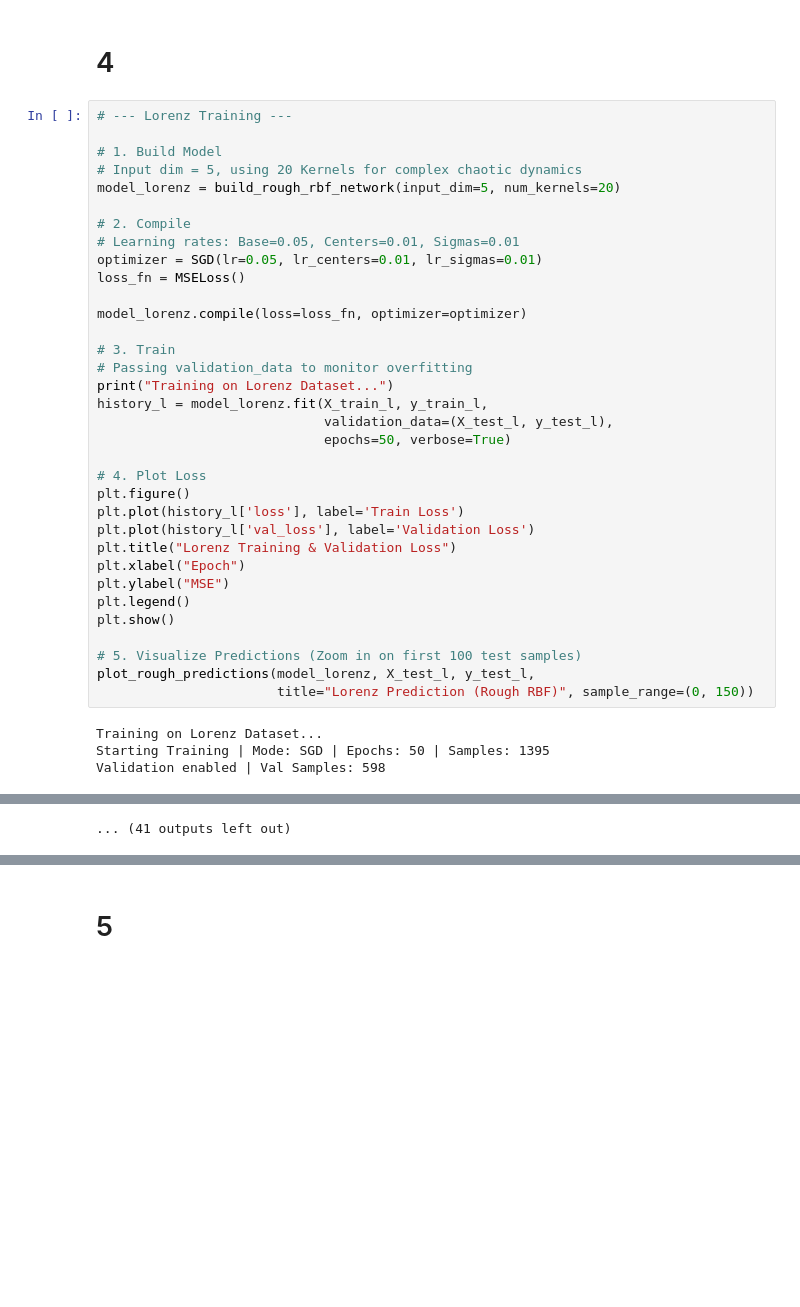
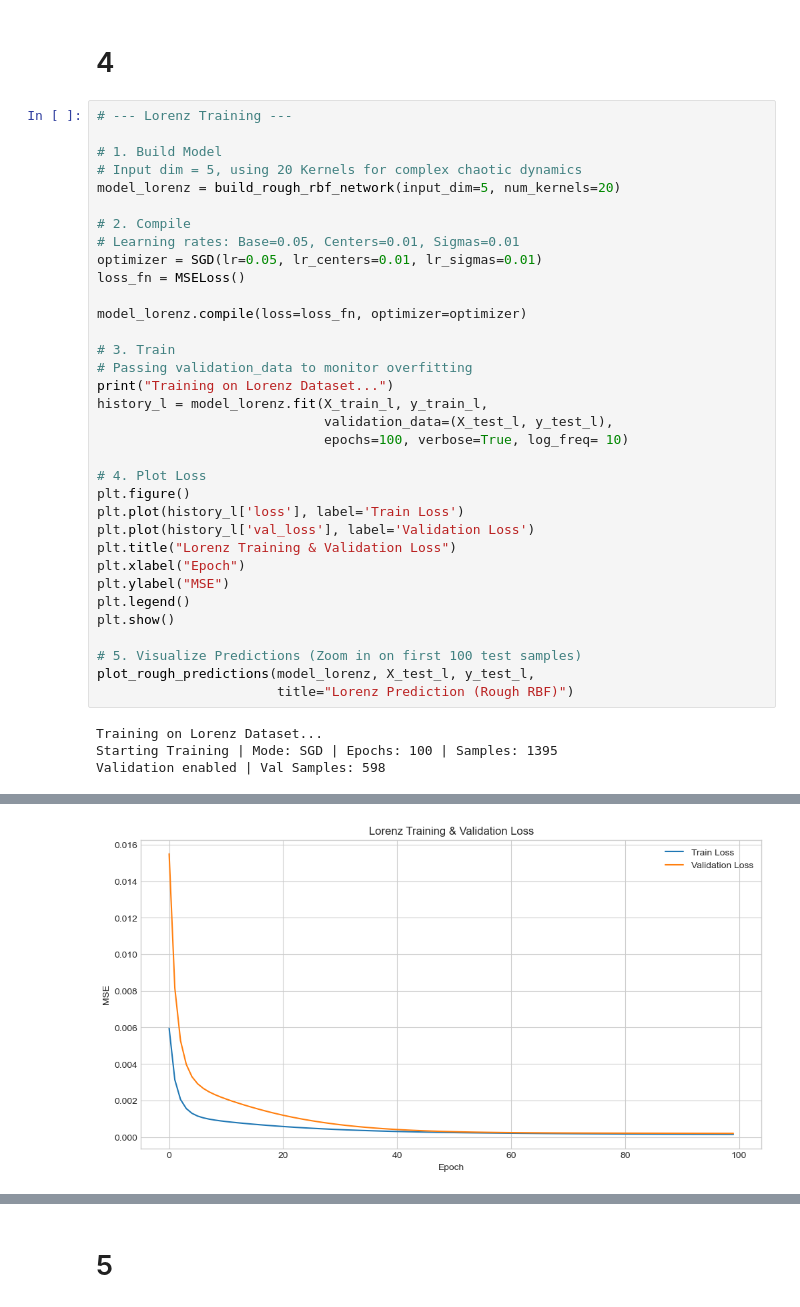
Before and after one commit to VahidTheOnly/Neural-Networks-KNTU-404, a Jupyter notebook: HW3_Final_Project/Q1_Solution.ipynb, the cells around one changed output, grey strips where cells are left out. Cells and saved outputs as stored; diff of their text form; blank space fills up the shorter version.

```diff
--- a/HW3_Final_Project/Q1_Solution.ipynb
+++ b/HW3_Final_Project/Q1_Solution.ipynb
@@ -138,7 +138,7 @@ model_lorenz.compile(loss=loss_fn, optimizer=optimizer)
 print("Training on Lorenz Dataset...")
 history_l = model_lorenz.fit(X_train_l, y_train_l,
                              validation_data=(X_test_l, y_test_l),
-                             epochs=50, verbose=True)
+                             epochs=100, verbose=True, log_freq= 10)
 
 # 4. Plot Loss
 plt.figure()
@@ -152,8 +152,8 @@ plt.show()
 
 # 5. Visualize Predictions (Zoom in on first 100 test samples)
 plot_rough_predictions(model_lorenz, X_test_l, y_test_l,
-                       title="Lorenz Prediction (Rough RBF)", sample_range=(0, 150))
+                       title="Lorenz Prediction (Rough RBF)")
 # %% [output]
 Training on Lorenz Dataset...
-Starting Training | Mode: SGD | Epochs: 50 | Samples: 1395
+Starting Training | Mode: SGD | Epochs: 100 | Samples: 1395
 Validation enabled | Val Samples: 598
@@ -171 +172 @@ Epoch 11 finished. Train Loss: 0.000744 | Val Loss: 0.002050
-... (41 outputs left out)
+[figure, added]
```
Also changed, not shown: parts of 3 cells of this notebook.
